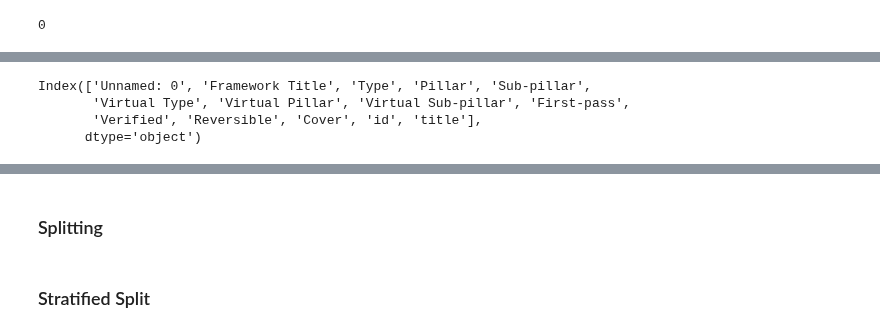
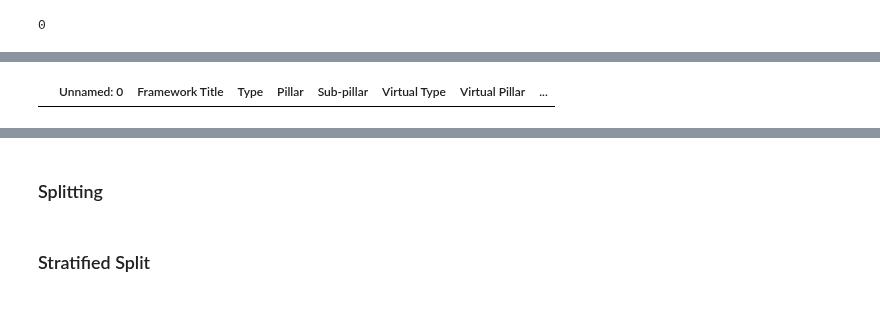
Before and after one commit to the-deep/deep-experiments, a Jupyter notebook: notebooks/data_preparation/selim/data_prep_v0.6.0.ipynb, the cells around one changed output, grey strips where cells are left out. Cells and saved outputs as stored; diff of their text form; code cells hidden in the pictures.

```diff
--- a/notebooks/data_preparation/selim/data_prep_v0.6.0.ipynb
+++ b/notebooks/data_preparation/selim/data_prep_v0.6.0.ipynb
@@ -793,3 +702,14 @@ pillar_name_mapper
+# %%
+matching_1d_mat["Framework Title"] = matching_1d_mat["Framework Title"].str.title()
+##
+matching_1d_mat = pd.merge(matching_1d_mat,
+                           af_id_title,
+                           how="left",
+                           left_on="Framework Title",
+                           right_on="Framework Name")
+# %%
+#matching_1d_mat = matching_1d_mat[~matching_1d_mat["analysis_framework_id"].isna()]
+matching_1d_mat["analysis_framework_id"] = matching_1d_mat["analysis_framework_id"].apply(int)
 # %%
 matching_1d_mat.columns
 # %% [output]
@@ -799,21 +720,8 @@ Index(['Unnamed: 0', 'Framework Title', 'Type', 'Pillar', 'Sub-pillar',
       dtype='object')
-# %%
-matching_1d_mat = pd.merge(matching_1d_mat,
-                           afs[["id", "title"]],
-                           how="left",
-                           left_on="Framework Title",
-                           right_on="title")
-# %%
-matching_1d_mat = matching_1d_mat[~matching_1d_mat["id"].isna()]
-
-matching_1d_mat["id"] = matching_1d_mat["id"].apply(int)
-# %%
-matching_1d_mat.columns
-# %% [output]
-Index(['Unnamed: 0', 'Framework Title', 'Type', 'Pillar', 'Sub-pillar',
-       'Virtual Type', 'Virtual Pillar', 'Virtual Sub-pillar', 'First-pass',
-       'Verified', 'Reversible', 'Cover', 'id', 'title'],
-      dtype='object')
+# %%
+matching_1d_mat[matching_1d_mat["analysis_framework_id"].isna()]
+# %% [output]
+|  | Unnamed: 0 | Framework Title | Type | Pillar | Sub-pillar | Virtual Type | Virtual Pillar | ... |
 # %%
 pillar_name_mapper_1d = dict()
 subpillar_name_mapper_1d = dict()
```
Also changed, not shown: parts of 61 cells of this notebook.
